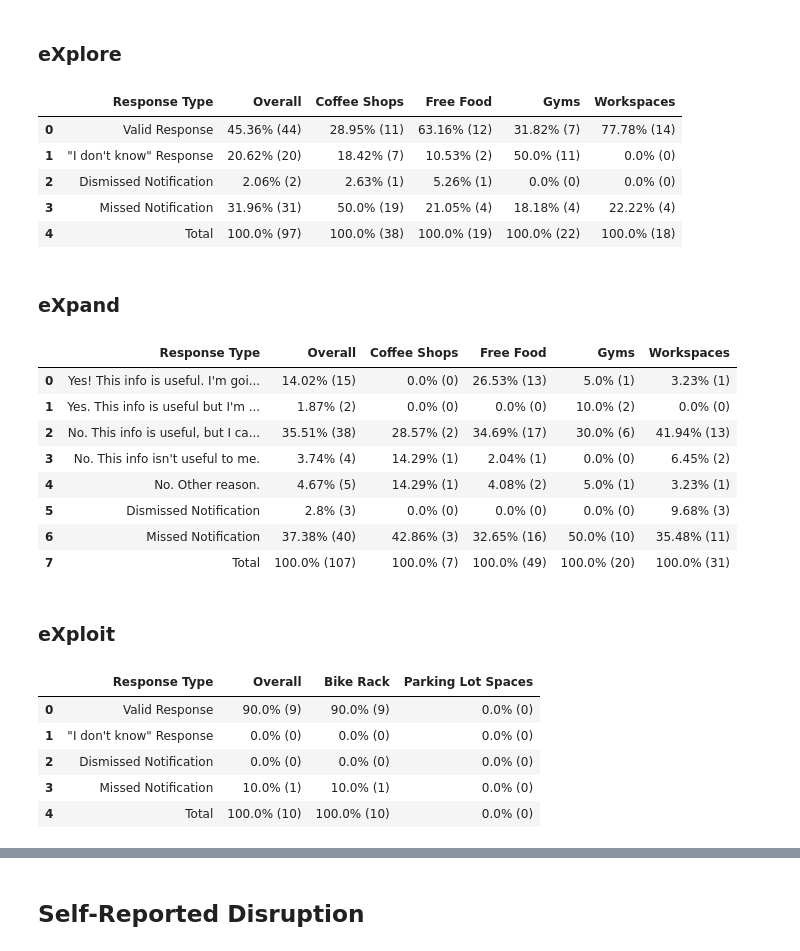
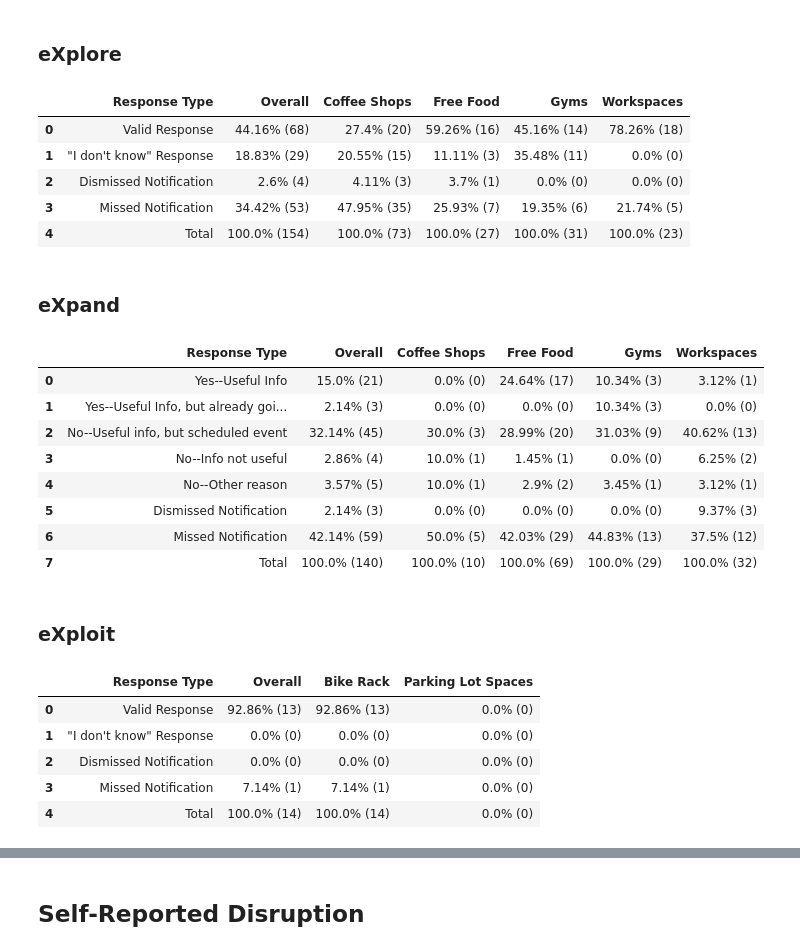
Before and after one commit to NUDelta/les-study-analysis, a Jupyter notebook: su2018/4X-summer-study-analysis.ipynb, the cells around one changed output, grey strips where cells are left out. Cells and saved outputs as stored; diff of their text form; code cells hidden in the pictures.

```diff
--- a/su2018/4X-summer-study-analysis.ipynb
+++ b/su2018/4X-summer-study-analysis.ipynb
@@ -78,7 +82,7 @@ data = {'limit': '20000'}
 # study start and end
 start_time = '2018-08-27 05:00:00'
 mid_time = '2018-09-02 05:00:00'
-end_time = '2018-09-08 05:00:00'
+end_time = '2018-09-10 05:00:00'
 
 start_time_date = datetime.strptime(start_time, '%Y-%m-%d %H:%M:%S')
 mid_time_date = datetime.strptime(mid_time, '%Y-%m-%d %H:%M:%S')
@@ -966,9 +994,15 @@ def create_study_table(count_prop_df, location_col, response_col, column_dict, r
 
     return output_df
 # %%
+# remap location type to proper names
 location_remapping = {'coffeeshop': 'Coffee Shops', 'freefood': 'Free Food', 'gym': 'Gyms', 'workspace': 'Workspaces'}
-atloc_response_list = ['Valid Response', '"I don\'t know" Response',
-                        'Dismissed Notification', 'Missed Notification']
+enroute_location_remapping = {'bikerack': 'Bike Rack', 'parkingspace': 'Parking Lot Spaces'}
+
+# valid responses for each type of location
+atloc_response_list = ['Valid Response',
+                       '"I don\'t know" Response',
+                       'Dismissed Notification',
+                       'Missed Notification']
 atdist_info_response_list = ['Yes! This info is useful. I\'m going to go there.',
                             'Yes. This info is useful but I\'m already going there.',
                             'No. This info is useful, but I can\'t go there now.',
@@ -976,55 +1010,65 @@ atdist_info_response_list = ['Yes! This info is useful. I\'m going to go there.'
                             'No. Other reason.',
                             'Dismissed Notification',
                             'Missed Notification']
-atdist_noinfo_response_list = ['Sure! I would be happy to go out of my way!',
-                               'Sure, but I was going to walk past it anyway.',
-                               'No. I don\'t want to go out of my way there.',
-                               'No. Other reason.',
-                               'Dismissed Notification',
-                               'Missed Notification']
 atdist_all_response_list = list(set(atdist_info_response_list + atdist_noinfo_response_list))
+
+# remapping for columns for final table
+atloc_column_remapping = {}
+enroute_column_remapping = {}
+atdist_column_remapping = {
+    'Yes! This info is useful. I\'m going to go there.': 'Yes--Useful Info',
+    'Yes. This info is useful but I\'m already going there.': 'Yes--Useful Info, but already going that way',
+    'No. This info is useful, but I can\'t go there now.': 'No--Useful info, but scheduled event',
+    'No. This info isn\'t useful to me.': 'No--Info not useful',
+    'No. Other reason.': 'No--Other reason'
+}
 # %% [markdown]
 ## Response Rates by Response Type
 # %% [markdown]
 ### eXplore
 # %%
 atloc_tabledata = atloc_count_prop_byloc.reset_index()
-create_study_table(atloc_tabledata, 'locationType', 'remappedResponses',
-                   location_remapping, atloc_response_list)
+atloc_summary_table = create_study_table(atloc_tabledata, 'locationType', 'remappedResponses',
+                                         location_remapping, atloc_response_list)
+atloc_summary_table.replace(atloc_column_remapping, inplace=True)
+atloc_summary_table
 # %% [output]
 |  | Response Type | Overall | Coffee Shops | Free Food | Gyms | Workspaces |
-| 0 | Valid Response | 45.36% (44) | 28.95% (11) | 63.16% (12) | 31.82% (7) | 77.78% (14) |
-| 1 | "I don't know" Response | 20.62% (20) | 18.42% (7) | 10.53% (2) | 50.0% (11) | 0.0% (0) |
-| 2 | Dismissed Notification | 2.06% (2) | 2.63% (1) | 5.26% (1) | 0.0% (0) | 0.0% (0) |
-| 3 | Missed Notification | 31.96% (31) | 50.0% (19) | 21.05% (4) | 18.18% (4) | 22.22% (4) |
-| 4 | Total | 100.0% (97) | 100.0% (38) | 100.0% (19) | 100.0% (22) | 100.0% (18) |
+| 0 | Valid Response | 44.16% (68) | 27.4% (20) | 59.26% (16) | 45.16% (14) | 78.26% (18) |
+| 1 | "I don't know" Response | 18.83% (29) | 20.55% (15) | 11.11% (3) | 35.48% (11) | 0.0% (0) |
+| 2 | Dismissed Notification | 2.6% (4) | 4.11% (3) | 3.7% (1) | 0.0% (0) | 0.0% (0) |
+| 3 | Missed Notification | 34.42% (53) | 47.95% (35) | 25.93% (7) | 19.35% (6) | 21.74% (5) |
+| 4 | Total | 100.0% (154) | 100.0% (73) | 100.0% (27) | 100.0% (31) | 100.0% (23) |
 # %% [markdown]
 ### eXpand
 # %%
 atdist_info_tabledata = atdist_count_prop_byloc.reset_index()
-create_study_table(atdist_info_tabledata, 'locationType', 'emaResponse',
-                   location_remapping, atdist_info_response_list)
+atdist_summary_table = create_study_table(atdist_info_tabledata, 'locationType', 'emaResponse',
+                                         location_remapping, atdist_info_response_list)
+atdist_summary_table.replace(atdist_column_remapping, inplace=True)
+atdist_summary_table
 # %% [output]
 |  | Response Type | Overall | Coffee Shops | Free Food | Gyms | Workspaces |
-| 0 | Yes! This info is useful. I'm goi... | 14.02% (15) | 0.0% (0) | 26.53% (13) | 5.0% (1) | 3.23% (1) |
-| 1 | Yes. This info is useful but I'm ... | 1.87% (2) | 0.0% (0) | 0.0% (0) | 10.0% (2) | 0.0% (0) |
-| 2 | No. This info is useful, but I ca... | 35.51% (38) | 28.57% (2) | 34.69% (17) | 30.0% (6) | 41.94% (13) |
-| 3 | No. This info isn't useful to me. | 3.74% (4) | 14.29% (1) | 2.04% (1) | 0.0% (0) | 6.45% (2) |
-| 4 | No. Other reason. | 4.67% (5) | 14.29% (1) | 4.08% (2) | 5.0% (1) | 3.23% (1) |
-| 5 | Dismissed Notification | 2.8% (3) | 0.0% (0) | 0.0% (0) | 0.0% (0) | 9.68% (3) |
-| 6 | Missed Notification | 37.38% (40) | 42.86% (3) | 32.65% (16) | 50.0% (10) | 35.48% (11) |
-| 7 | Total | 100.0% (107) | 100.0% (7) | 100.0% (49) | 100.0% (20) | 100.0% (31) |
+| 0 | Yes--Useful Info | 15.0% (21) | 0.0% (0) | 24.64% (17) | 10.34% (3) | 3.12% (1) |
+| 1 | Yes--Useful Info, but already goi... | 2.14% (3) | 0.0% (0) | 0.0% (0) | 10.34% (3) | 0.0% (0) |
+| 2 | No--Useful info, but scheduled event | 32.14% (45) | 30.0% (3) | 28.99% (20) | 31.03% (9) | 40.62% (13) |
+| 3 | No--Info not useful | 2.86% (4) | 10.0% (1) | 1.45% (1) | 0.0% (0) | 6.25% (2) |
+| 4 | No--Other reason | 3.57% (5) | 10.0% (1) | 2.9% (2) | 3.45% (1) | 3.12% (1) |
+| 5 | Dismissed Notification | 2.14% (3) | 0.0% (0) | 0.0% (0) | 0.0% (0) | 9.37% (3) |
+| 6 | Missed Notification | 42.14% (59) | 50.0% (5) | 42.03% (29) | 44.83% (13) | 37.5% (12) |
+| 7 | Total | 100.0% (140) | 100.0% (10) | 100.0% (69) | 100.0% (29) | 100.0% (32) |
 # %% [markdown]
 ### eXploit
 # %%
-enroute_location_remapping = {'bikerack': 'Bike Rack', 'parkingspace': 'Parking Lot Spaces'}
 enroute_tabledata = enroute_count_prop_byloc.reset_index()
-create_study_table(enroute_tabledata, 'locationType', 'remappedResponses',
-                   enroute_location_remapping, atloc_response_list)
+enroute_summary_table = create_study_table(enroute_tabledata, 'locationType', 'remappedResponses',
+                                           enroute_location_remapping, atloc_response_list)
+enroute_summary_table.replace(enroute_column_remapping, inplace=True)
+enroute_summary_table
 # %% [output]
 |  | Response Type | Overall | Bike Rack | Parking Lot Spaces |
-| 0 | Valid Response | 90.0% (9) | 90.0% (9) | 0.0% (0) |
+| 0 | Valid Response | 92.86% (13) | 92.86% (13) | 0.0% (0) |
 | 1 | "I don't know" Response | 0.0% (0) | 0.0% (0) | 0.0% (0) |
 | 2 | Dismissed Notification | 0.0% (0) | 0.0% (0) | 0.0% (0) |
-| 3 | Missed Notification | 10.0% (1) | 10.0% (1) | 0.0% (0) |
-| 4 | Total | 100.0% (10) | 100.0% (10) | 0.0% (0) |
+| 3 | Missed Notification | 7.14% (1) | 7.14% (1) | 0.0% (0) |
+| 4 | Total | 100.0% (14) | 100.0% (14) | 0.0% (0) |
```
Also changed, not shown: parts of 29 cells of this notebook, 1 other file.
